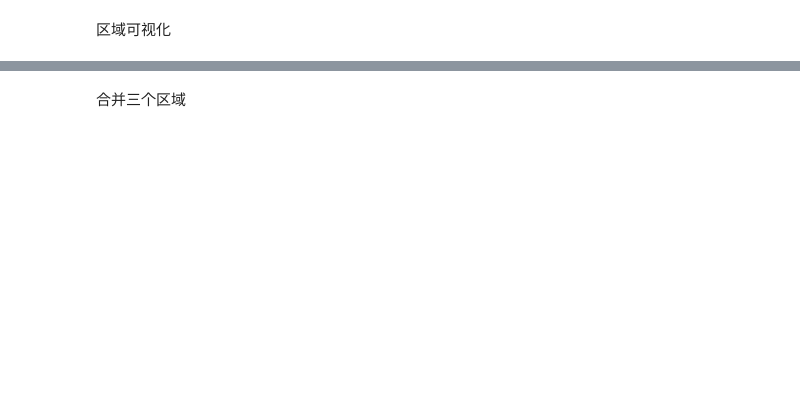
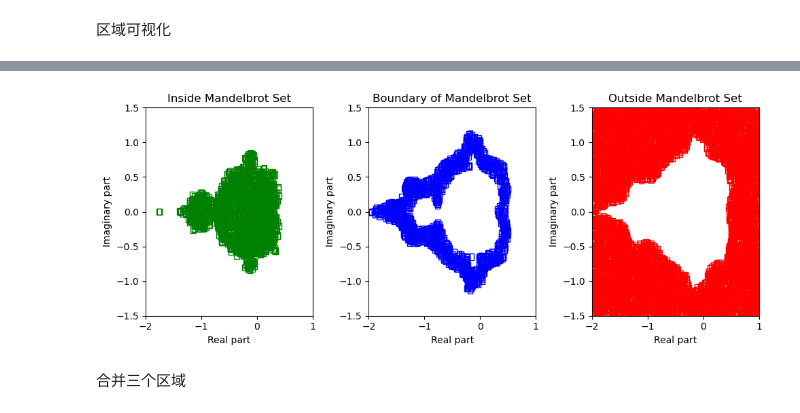
Before and after one commit to Ly-MX15/Stochastic_simulation, a Jupyter notebook: YuanLu/YuanLutest.ipynb, the cells around one changed output, grey strips where cells are left out. Drawn from its saved outputs; the diff is of its cells as text; code cells hidden in the pictures; blank space fills up the shorter version.

```diff
--- a/YuanLu/YuanLutest.ipynb
+++ b/YuanLu/YuanLutest.ipynb
@@ -83,10 +83,9 @@ outside_mandelbrot_squares = define_regions(outside_mandelbrot, side_length)
 
 
 
-# Visualize the area of squares
-def visualize_regions(squares, color):
-    fig, ax = plt.subplots(figsize=(10, 10))
+import matplotlib.pyplot as plt
 
+def visualize_regions(ax, squares, color, title):
     # Draw each square
     for square in squares:
         left, right, bottom, top = square
@@ -96,12 +95,6 @@ def visualize_regions(squares, color):
 
     ax.set_xlim(x_range)
     ax.set_ylim(y_range)
-    plt.xlabel('Real part')
-    plt.ylabel('Imaginary part')
-    plt.title('Regions in the Mandelbrot Set')
-    plt.show()
-
-# Visualize each set of regions
-visualize_regions(inside_mandelbrot_squares, 'green')
-visualize_regions(boundary_squares, 'blue')
-visualize_regions(outside_mandelbrot_squares, 'red')
+    ax.set_xlabel('Real part')
+    ax.set_ylabel('Imaginary part')
+    ax.set_title(title)
@@ -112,3 +101,16 @@ visualize_regions(outside_mandelbrot_squares, 'red')
+# %%
+# Create a 3x1 grid of plots
+fig, axs = plt.subplots(1, 3, figsize=(10, 4))
+
+# Visualize each set of regions in separate subplots
+visualize_regions(axs[0], inside_mandelbrot_squares, 'green', 'Inside Mandelbrot Set')
+visualize_regions(axs[1], boundary_squares, 'blue', 'Boundary of Mandelbrot Set')
+visualize_regions(axs[2], outside_mandelbrot_squares, 'red', 'Outside Mandelbrot Set')
+
+plt.tight_layout()
+plt.show()
+# %% [output]
+[figure, added]
 # %% [markdown]
 合并三个区域
 # %%
```
Also changed, not shown: parts of 8 cells of this notebook, 11 other files.
